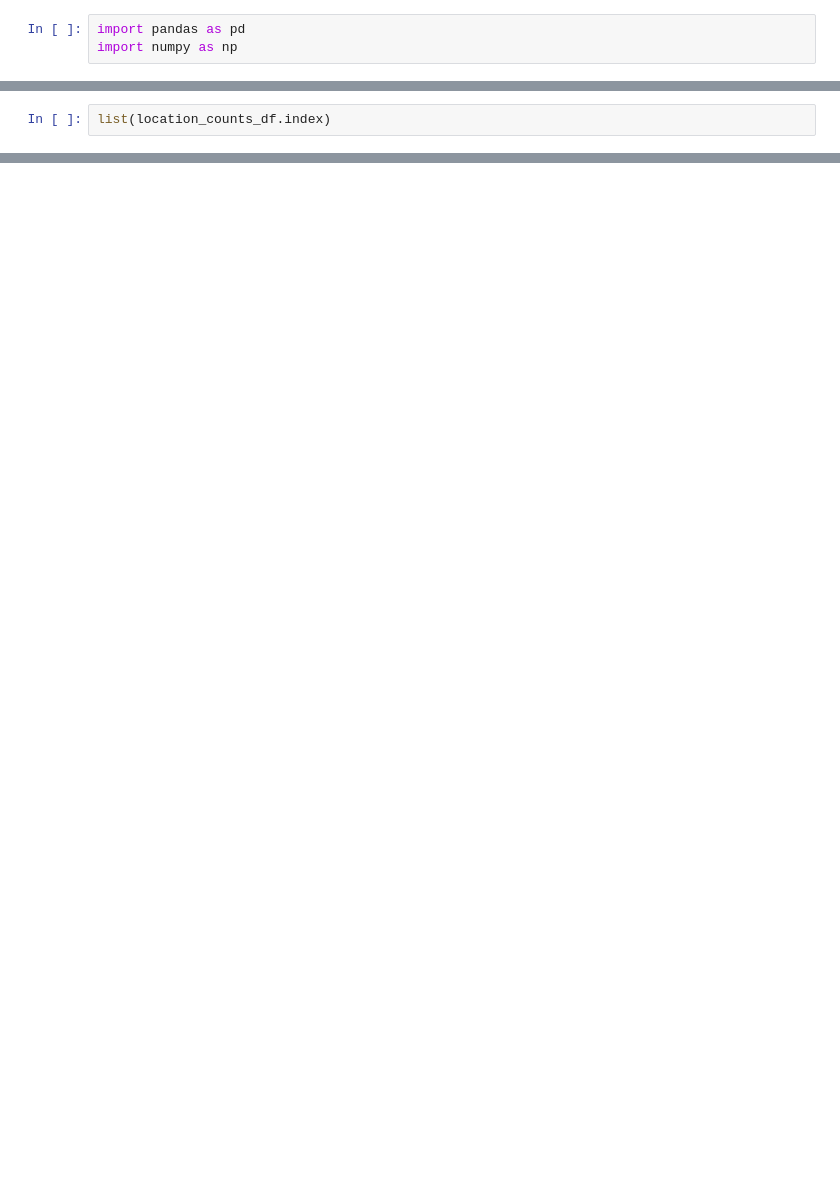
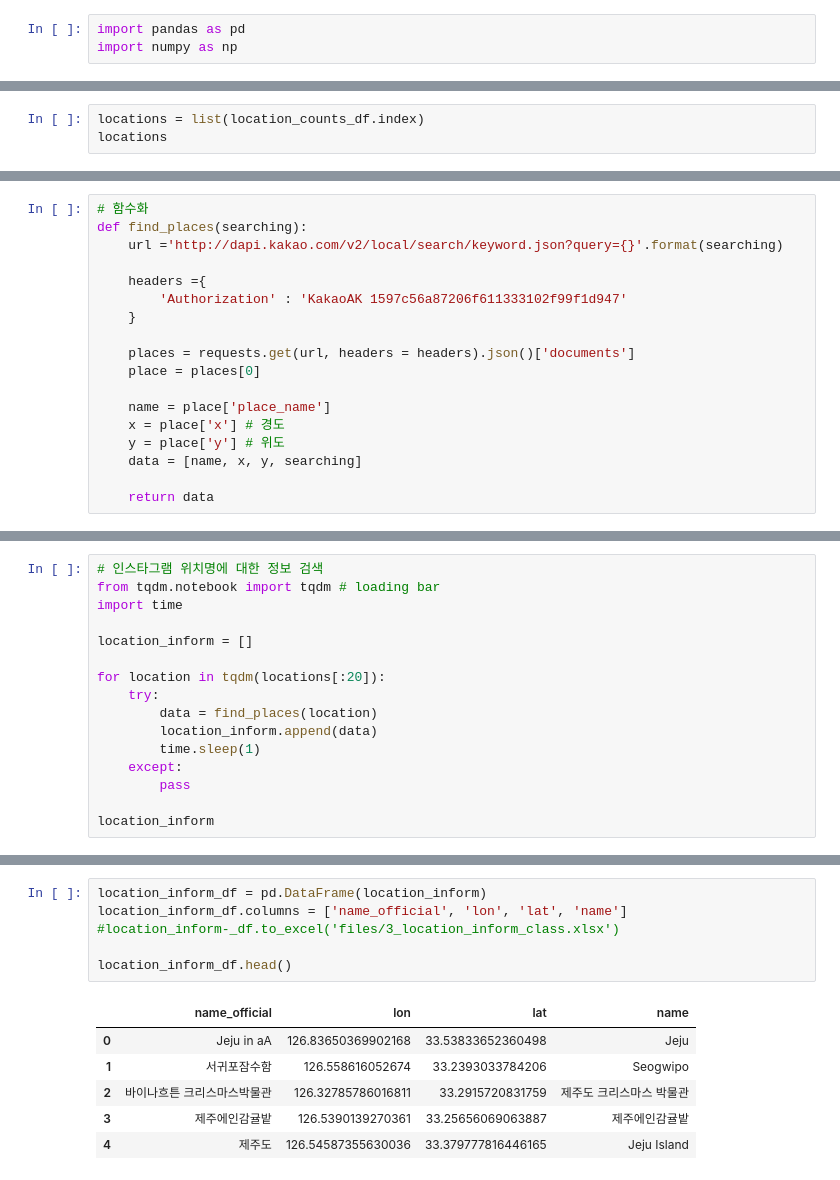
Before and after one commit to powpoww/TIL, a Jupyter notebook: 수업/데이터플랫폼/데이터분석실무_파이썬/5_Jeju_Hotplace_3_ex_map.ipynb, the cells around one changed output, grey strips where cells are left out. Drawn from its saved outputs; the diff is of its cells as text; blank space fills up the shorter version.

```diff
--- a/수업/데이터플랫폼/데이터분석실무_파이썬/5_Jeju_Hotplace_3_ex_map.ipynb
+++ b/수업/데이터플랫폼/데이터분석실무_파이썬/5_Jeju_Hotplace_3_ex_map.ipynb
@@ -23,4 +26,5 @@ location_counts_df.head()
 | Seogwipo | 65 |
 | 제주도 크리스마스 박물관 | 59 |
 # %%
-list(location_counts_df.index)
+locations = list(location_counts_df.index)
+locations
@@ -26,0 +78,18 @@ list(location_counts_df.index)
+# %%
+# 함수화
+def find_places(searching):
+    url ='http://dapi.kakao.com/v2/local/search/keyword.json?query={}'.format(searching)
+
+    headers ={
+        'Authorization' : 'KakaoAK 1597c56a87206f611333102f99f1d947'
+    }
+
+    places = requests.get(url, headers = headers).json()['documents']
+    place = places[0]
+
+    name = place['place_name']
+    x = place['x'] # 경도
+    y = place['y'] # 위도
+    data = [name, x, y, searching]
+
+    return data
@@ -26,0 +100,16 @@ list(location_counts_df.index)
+# %%
+# 인스타그램 위치명에 대한 정보 검색
+from tqdm.notebook import tqdm # loading bar
+import time
+
+location_inform = []
+
+for location in tqdm(locations[:20]):
+    try:
+        data = find_places(location)
+        location_inform.append(data)
+        time.sleep(1)
+    except:
+        pass
+
+location_inform
@@ -26,0 +132,13 @@ list(location_counts_df.index)
+# %%
+location_inform_df = pd.DataFrame(location_inform)
+location_inform_df.columns = ['name_official', 'lon', 'lat', 'name']
+#location_inform-_df.to_excel('files/3_location_inform_class.xlsx')
+
+location_inform_df.head()
+# %% [output]
+|  | name_official | lon | lat | name |
+| 0 | Jeju in aA | 126.83650369902168 | 33.53833652360498 | Jeju |
+| 1 | 서귀포잠수함 | 126.558616052674 | 33.2393033784206 | Seogwipo |
+| 2 | 바이나흐튼 크리스마스박물관 | 126.32785786016811 | 33.2915720831759 | 제주도 크리스마스 박물관 |
+| 3 | 제주에인감귤밭 | 126.5390139270361 | 33.25656069063887 | 제주에인감귤밭 |
+| 4 | 제주도 | 126.54587355630036 | 33.379777816446165 | Jeju Island |
```
Also changed, not shown: parts of 22 cells of this notebook, 3 other files.
